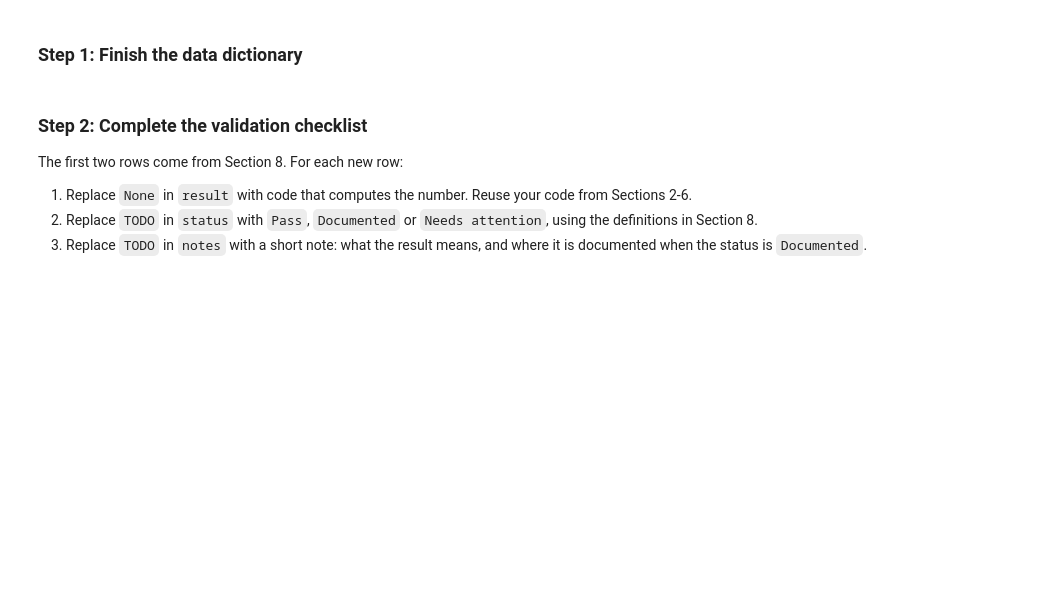
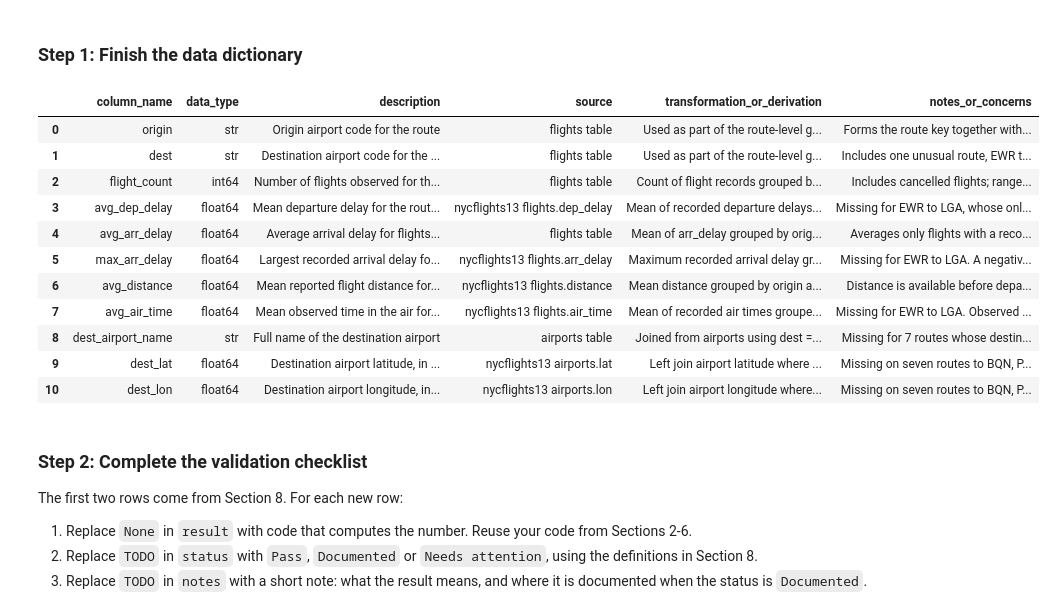
Before and after one commit to DYarritu11/BAN6003-Week11-Daniel-Yarritu, a Jupyter notebook: notebooks/module11_abt_documentation_guided_lab.ipynb, the cells around one changed output. Saved outputs shown, nothing was run; the diff lists cells and outputs as text; code cells hidden in the pictures; blank space fills up the shorter version.

Commit message:
Complete Module 11 ABT documentation lab

```diff
--- a/notebooks/module11_abt_documentation_guided_lab.ipynb
+++ b/notebooks/module11_abt_documentation_guided_lab.ipynb
@@ -392,10 +526,13 @@ In `notes_or_concerns`, record two findings from earlier sections: the route whe
 
 In the offline assignment you will complete the dictionary rows for the five ABT columns that are still blank.
 # %%
-# Your Turn 5 - document the ABT column avg_dep_delay (one dictionary row).
-# Replace the four empty strings, in the order of doc_fields, then run the cell.
 your_turn_entries = {
-    "avg_dep_delay": ["", "", "", ""],
+    "avg_dep_delay": [
+        "Mean departure delay for the route, in minutes",
+        "nycflights13 flights.dep_delay",
+        "Mean of recorded departure delays grouped by origin and destination",
+        "Missing for EWR to LGA, whose only flight was cancelled. Same-season departure delays are unavailable at schedule planning time and would leak information into the model."
+    ]
 }
 
 for abt_column, values in your_turn_entries.items():
@@ -501,20 +649,56 @@ An analyst on another team will use the route ABT next week and cannot ask you t
 # %% [markdown]
 ### Step 1: Finish the data dictionary
 # %%
-# Offline Assignment, step 1 - document the five remaining ABT columns.
-# Replace the empty strings, four values per column in the order of doc_fields, then run the cell.
 remaining_entries = {
-    "max_arr_delay": ["", "", "", ""],
-    "avg_distance": ["", "", "", ""],
-    "avg_air_time": ["", "", "", ""],
-    "dest_lat": ["", "", "", ""],
-    "dest_lon": ["", "", "", ""],
+    "max_arr_delay": [
+        "Largest recorded arrival delay for the route, in minutes",
+        "nycflights13 flights.arr_delay",
+        "Maximum recorded arrival delay grouped by origin and destination",
+        "Missing for EWR to LGA. A negative maximum means all recorded arrivals were early. Same-season values share the target's source and would leak information into a planning model."
+    ],
+    "avg_distance": [
+        "Mean reported flight distance for the route, in miles",
+        "nycflights13 flights.distance",
+        "Mean distance grouped by origin and destination",
+        "Distance is available before departure. The average summarizes only records in this dataset."
+    ],
+    "avg_air_time": [
+        "Mean observed time in the air for the route, in minutes",
+        "nycflights13 flights.air_time",
+        "Mean of recorded air times grouped by origin and destination",
+        "Missing for EWR to LGA. Observed air time for the season is available only after flights operate and should be excluded from a preseason model."
+    ],
+    "dest_lat": [
+        "Destination airport latitude, in decimal degrees",
+        "nycflights13 airports.lat",
+        "Left join airport latitude where dest matches faa",
+        "Missing on seven routes to BQN, PSE, SJU, and STT because those codes are absent from the reference table."
+    ],
+    "dest_lon": [
+        "Destination airport longitude, in decimal degrees",
+        "nycflights13 airports.lon",
+        "Left join airport longitude where dest matches faa",
+        "Missing on seven routes to BQN, PSE, SJU, and STT because those codes are absent from the reference table."
+    ]
 }
 
 for abt_column, values in remaining_entries.items():
     data_dictionary.loc[data_dictionary["column_name"] == abt_column, doc_fields] = values
 
 data_dictionary
+# %% [output]
+|  | column_name | data_type | description | source | transformation_or_derivation | notes_or_concerns |
+| 0 | origin | str | Origin airport code for the route | flights table | Used as part of the route-level g... | Forms the route key together with... |
+| 1 | dest | str | Destination airport code for the ... | flights table | Used as part of the route-level g... | Includes one unusual route, EWR t... |
+| 2 | flight_count | int64 | Number of flights observed for th... | flights table | Count of flight records grouped b... | Includes cancelled flights; range... |
+| 3 | avg_dep_delay | float64 | Mean departure delay for the rout... | nycflights13 flights.dep_delay | Mean of recorded departure delays... | Missing for EWR to LGA, whose onl... |
+| 4 | avg_arr_delay | float64 | Average arrival delay for flights... | flights table | Mean of arr_delay grouped by orig... | Averages only flights with a reco... |
+| 5 | max_arr_delay | float64 | Largest recorded arrival delay fo... | nycflights13 flights.arr_delay | Maximum recorded arrival delay gr... | Missing for EWR to LGA. A negativ... |
+| 6 | avg_distance | float64 | Mean reported flight distance for... | nycflights13 flights.distance | Mean distance grouped by origin a... | Distance is available before depa... |
+| 7 | avg_air_time | float64 | Mean observed time in the air for... | nycflights13 flights.air_time | Mean of recorded air times groupe... | Missing for EWR to LGA. Observed ... |
+| 8 | dest_airport_name | str | Full name of the destination airport | airports table | Joined from airports using dest =... | Missing for 7 routes whose destin... |
+| 9 | dest_lat | float64 | Destination airport latitude, in ... | nycflights13 airports.lat | Left join airport latitude where ... | Missing on seven routes to BQN, P... |
+| 10 | dest_lon | float64 | Destination airport longitude, in... | nycflights13 airports.lon | Left join airport longitude where... | Missing on seven routes to BQN, P... |
 # %% [markdown]
 ### Step 2: Complete the validation checklist
 
```
Also changed, not shown: parts of 30 cells of this notebook, 3 other files.
